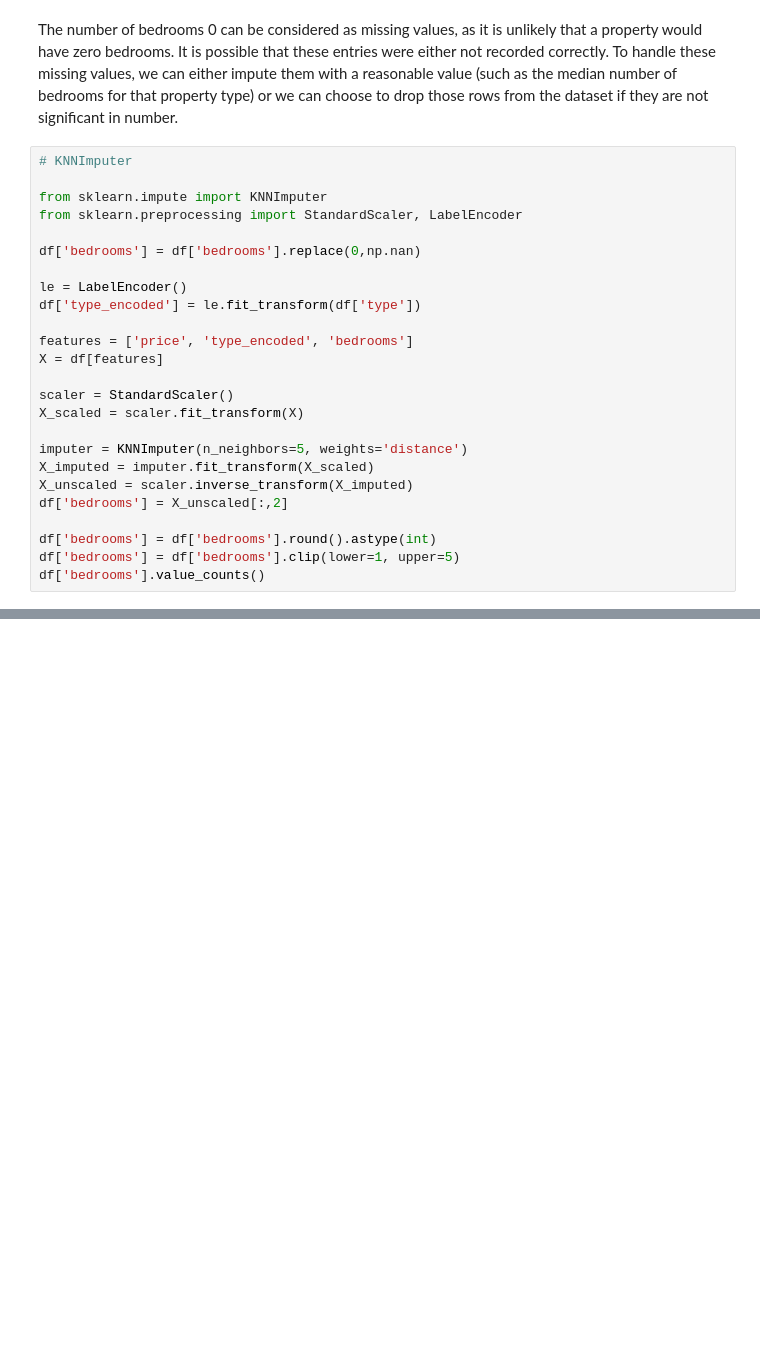
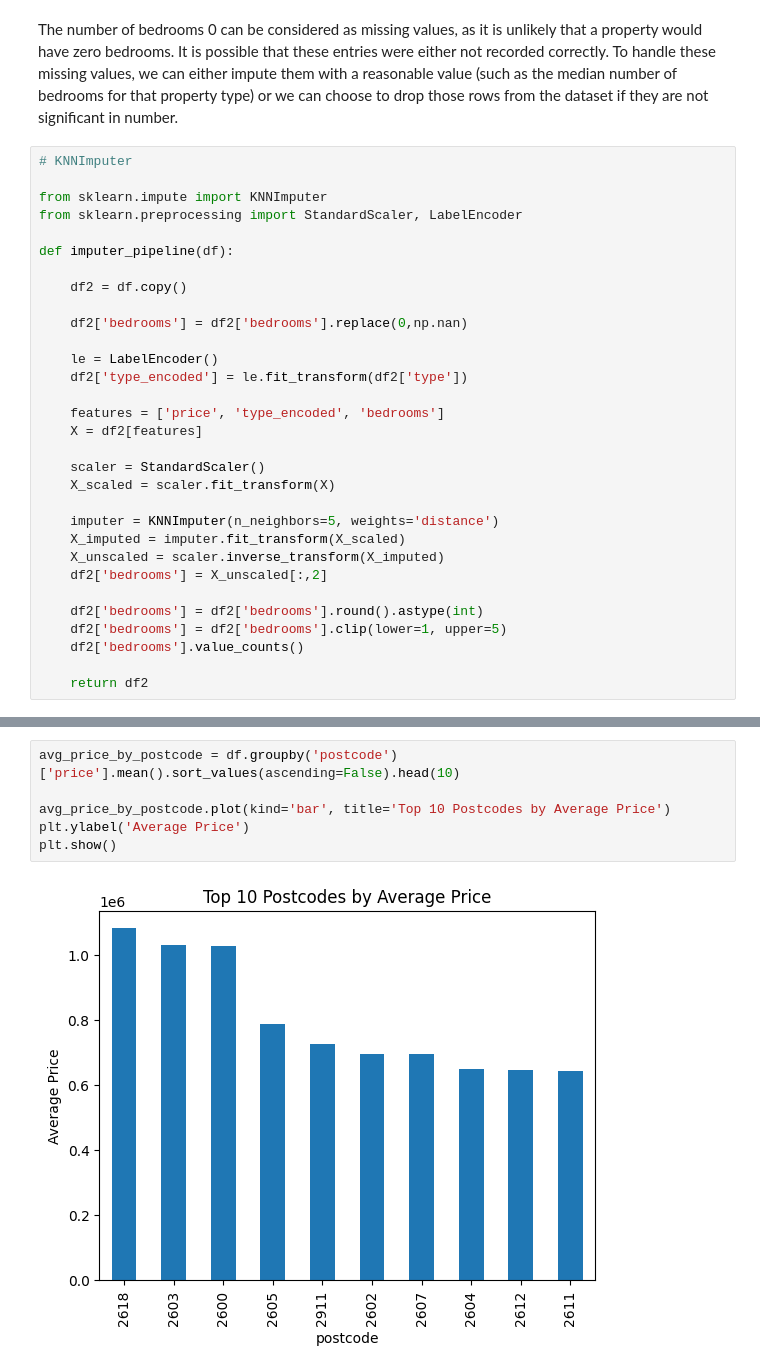
Before and after one commit to lucazini03/AI_industry, a Jupyter notebook: property_sales_forecasting/sales.ipynb, the cells around one changed output, grey strips where cells are left out. Drawn from its saved outputs; the diff is of its cells as text; blank space fills up the shorter version.

```diff
--- a/property_sales_forecasting/sales.ipynb
+++ b/property_sales_forecasting/sales.ipynb
@@ -81,22 +87,28 @@ The number of bedrooms 0 can be considered as missing values, as it is unlikely
 from sklearn.impute import KNNImputer
 from sklearn.preprocessing import StandardScaler, LabelEncoder
 
-df['bedrooms'] = df['bedrooms'].replace(0,np.nan)
+def imputer_pipeline(df):
 
-le = LabelEncoder()
-df['type_encoded'] = le.fit_transform(df['type'])
+    df2 = df.copy()
 
-features = ['price', 'type_encoded', 'bedrooms']
-X = df[features]
+    df2['bedrooms'] = df2['bedrooms'].replace(0,np.nan)
 
-scaler = StandardScaler()
-X_scaled = scaler.fit_transform(X)
+    le = LabelEncoder()
+    df2['type_encoded'] = le.fit_transform(df2['type'])
 
-imputer = KNNImputer(n_neighbors=5, weights='distance')
-X_imputed = imputer.fit_transform(X_scaled)
-X_unscaled = scaler.inverse_transform(X_imputed)
-df['bedrooms'] = X_unscaled[:,2]
+    features = ['price', 'type_encoded', 'bedrooms']
+    X = df2[features]
 
-df['bedrooms'] = df['bedrooms'].round().astype(int)
-df['bedrooms'] = df['bedrooms'].clip(lower=1, upper=5)
-df['bedrooms'].value_counts()
+    scaler = StandardScaler()
+    X_scaled = scaler.fit_transform(X)
+
+    imputer = KNNImputer(n_neighbors=5, weights='distance')
+    X_imputed = imputer.fit_transform(X_scaled)
+    X_unscaled = scaler.inverse_transform(X_imputed)
+    df2['bedrooms'] = X_unscaled[:,2]
+
+    df2['bedrooms'] = df2['bedrooms'].round().astype(int)
+    df2['bedrooms'] = df2['bedrooms'].clip(lower=1, upper=5)
+    df2['bedrooms'].value_counts()
+
+    return df2
@@ -115,0 +128,8 @@ print(df[df['type'] == 'unit']['bedrooms'].unique())
+# %%
+avg_price_by_postcode = df.groupby('postcode')['price'].mean().sort_values(ascending=False).head(10)
+
+avg_price_by_postcode.plot(kind='bar', title='Top 10 Postcodes by Average Price')
+plt.ylabel('Average Price')
+plt.show()
+# %% [output]
+[figure, added]
```
Also changed, not shown: parts of 32 cells of this notebook.
